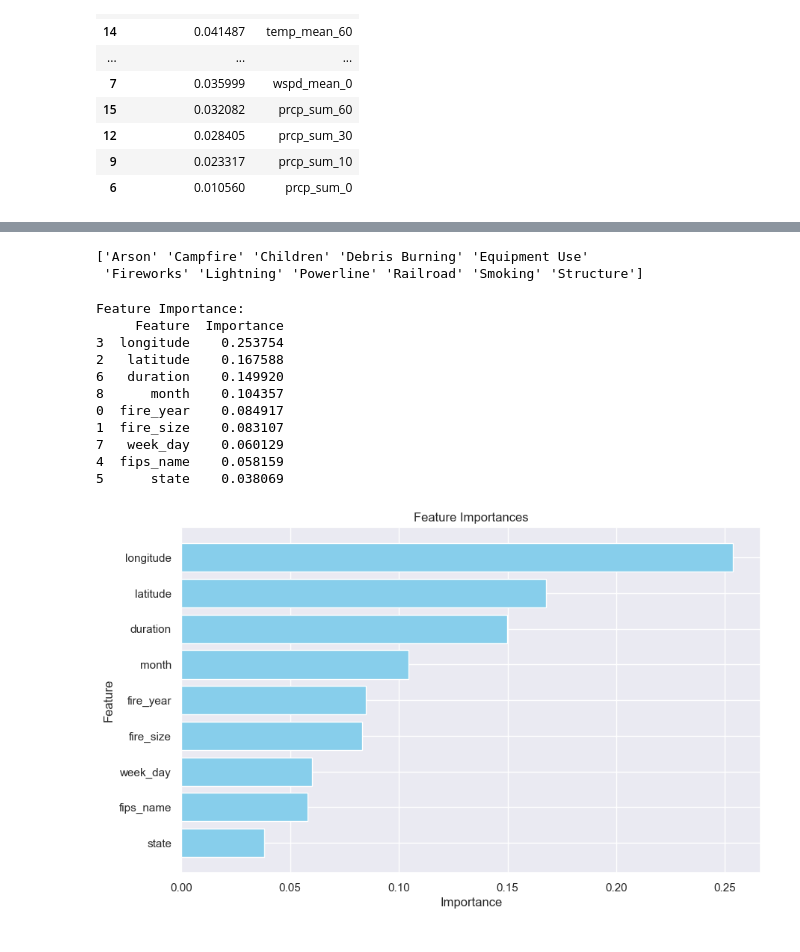
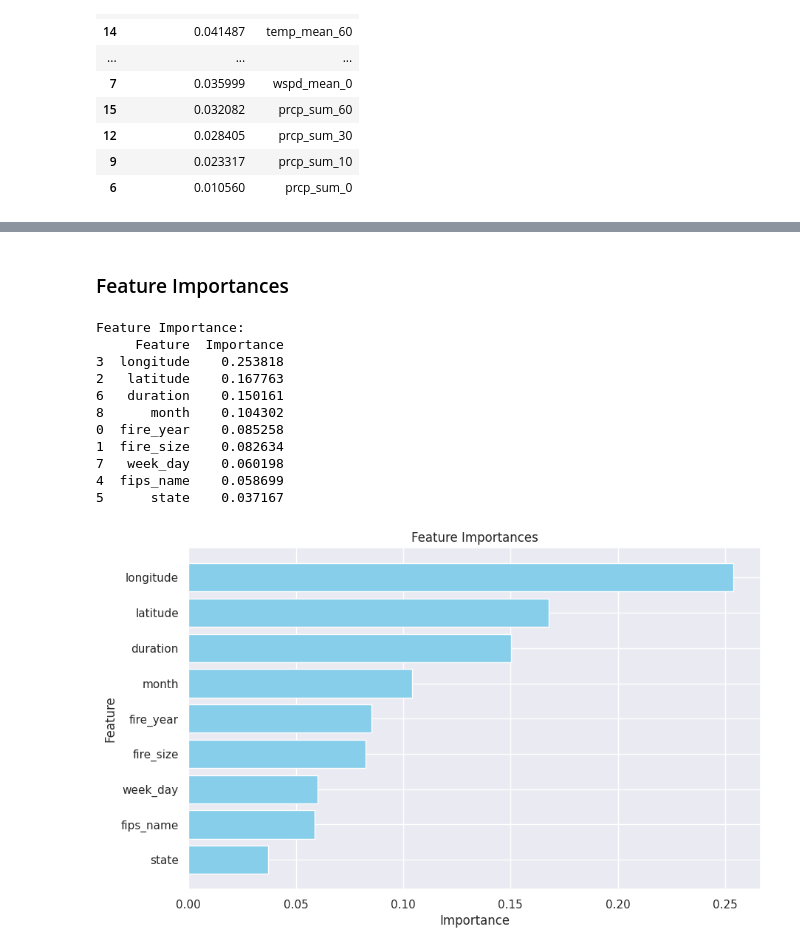
Before and after one commit to jli82/wildfire-analysis, a Jupyter notebook: main.ipynb, the cells around one changed output, grey strips where cells are left out. Saved outputs shown, nothing was run; the diff lists cells and outputs as text; code cells hidden in the pictures.

```diff
--- a/main.ipynb
+++ b/main.ipynb
@@ -357,7 +338,8 @@ feature_importance_tuning
 # Convert cont_time to string type
 warnings.filterwarnings("ignore", message="A value is trying to be set on a copy of a slice from a DataFrame.", category=SettingWithCopyWarning)
 
-c_model = df[["fire_year","discovery_doy","discovery_time","discovery_date","cont_doy","cont_time","stat_cause_code","stat_cause_descr","fire_size","latitude","longitude","state","fips_name"]]
+c_model = cleaned_df[["fire_year","discovery_doy","discovery_time","discovery_date","cont_doy","cont_time",
+              "stat_cause_code","stat_cause_descr","fire_size","latitude","longitude","state","fips_name"]]
 c_model["cont_time"] = c_model["cont_time"].astype(str)
 c_model["combined_date_dis"] = pd.to_datetime(c_model["fire_year"] * 1000 + c_model["discovery_doy"], format="%Y%j")
 c_model["combined_date_dis"] = c_model["combined_date_dis"].astype(str) + " " + c_model["discovery_time"].astype(str).str[:2] + ":" + c_model["discovery_time"].astype(str).str[2:]
@@ -370,12 +352,14 @@ c_model["week_day"] = c_model["combined_date_dis"].dt.weekday
 c_model["month"] = c_model["combined_date_dis"].dt.month
 c_model = c_model.set_index("combined_date_dis")
 
-
-#Training the model based on features ["fire_year","stat_cause_descr","fire_size","latitude","longitude","fips_name","state","duration","week_day","month"]
-c_model = c_model[["fire_year","stat_cause_descr","fire_size","latitude","longitude","fips_name","state","duration","week_day","month"]]
+c_model["stat_cause_code"] = c_model.stat_cause_code.astype(int)
+# Training the model based on features ["fire_year","stat_cause_descr","fire_size","latitude","longitude","fips_name","state","duration","week_day","month"]
+c_model = c_model[["fire_year","stat_cause_code","fire_size","latitude","longitude","fips_name",
+                   "state","duration","week_day","month"]]
 # %%
-#remove misc/missing
-c_model = c_model[~c_model['stat_cause_descr'].isin(['Miscellaneous', 'Missing/Undefined'])]
-print(c_model['stat_cause_descr'])
+# remove misc/missing
+c_model = c_model[~c_model['stat_cause_code'].isin([9, 13])]
+
+print(c_model['stat_cause_code'])
 # %% [output]
 combined_date_dis
@@ -394,26 +401,12 @@ Name: stat_cause_descr, Length: 1368555, dtype: object
 # %%
-#label encoding and model training using RFC
-fipslabelencode = LabelEncoder()
-fips_labels = fipslabelencode.fit_transform(c_model.fips_name)
-c_model["fips_name"] = fips_labels
-statelabelencoders = LabelEncoder()
-state_labels = statelabelencoders.fit_transform(c_model.state)
-c_model["state"] = state_labels
-encodelabel = LabelEncoder()
+# build model
+X = c_model.drop(['stat_cause_code'], axis=1).values
+y = c_model['stat_cause_code'].values
 
-c_model["stat_cause_descr"] = encodelabel.fit_transform(c_model['stat_cause_descr'])
-c_model["stat_cause_descr"] = c_model.stat_cause_descr.astype(int)
-
-c_model = c_model.dropna()
-
-#drop stat_cause_descr from training
-X = c_model.drop(['stat_cause_descr'], axis=1).values
-y = c_model['stat_cause_descr'].values
-c_model.head()
-X_train, X_test, Y_train, Y_test = train_test_split(X,y,test_size=0.3, random_state=0)
+X_train, X_test, Y_train, Y_test = train_test_split(X, y, test_size=0.3, random_state=0)
 
 ctrain = RandomForestClassifier(n_estimators=100)
-ctrain.fit(X_train,Y_train)
+ctrain.fit(X_train, Y_train)
 predicted = ctrain.predict(X_test)
-print("Accuracy rate: ",np.mean(predicted == Y_test))
+print("Accuracy rate: ", np.mean(predicted == Y_test))
 # %% [output]
@@ -443,48 +434,43 @@ Classifier accuracy check...
 weighted avg       0.63      0.65      0.63    183984
-# %%
-#check the causes to make sure misc/missing is excluded
-cause_category = encodelabel.inverse_transform([0,1,2,3,4,5,6,7,8,9,10])
-print(cause_category)
-# %% [output]
-['Arson' 'Campfire' 'Children' 'Debris Burning' 'Equipment Use'
- 'Fireworks' 'Lightning' 'Powerline' 'Railroad' 'Smoking' 'Structure']
+# %% [markdown]
+### Feature Importances
 # %%
 # Get feature importances
 feature_importances = ctrain.feature_importances_
 
 # Create a DataFrame to display feature importances
 feature_importance_df = pd.DataFrame({
-    'Feature': c_model.drop(['stat_cause_descr'], axis=1).columns,
+    'Feature': c_model.drop(['stat_cause_code'], axis=1).columns,
     'Importance': feature_importances
 })
 
 # Sort the DataFrame by importance in descending order
 feature_importance_df = feature_importance_df.sort_values(by='Importance', ascending=False)
 
 # Print the feature importance DataFrame
 print("Feature Importance:")
 print(feature_importance_df)
 
 # Plotting feature importances
 import matplotlib.pyplot as plt
 
 plt.figure(figsize=(10, 6))
 plt.barh(feature_importance_df['Feature'], feature_importance_df['Importance'], color='skyblue')
 plt.xlabel('Importance')
 plt.ylabel('Feature')
 plt.title('Feature Importances')
 plt.gca().invert_yaxis()
 plt.show()
 # %% [output]
 Feature Importance:
      Feature  Importance
-3  longitude    0.253754
-2   latitude    0.167588
-6   duration    0.149920
-8      month    0.104357
-0  fire_year    0.084917
-1  fire_size    0.083107
-7   week_day    0.060129
-4  fips_name    0.058159
-5      state    0.038069
+3  longitude    0.253818
+2   latitude    0.167763
+6   duration    0.150161
+8      month    0.104302
+0  fire_year    0.085258
+1  fire_size    0.082634
+7   week_day    0.060198
+4  fips_name    0.058699
+5      state    0.037167
-[figure, old version]
+[figure, new version]
```
Also changed, not shown: parts of 28 cells of this notebook.
